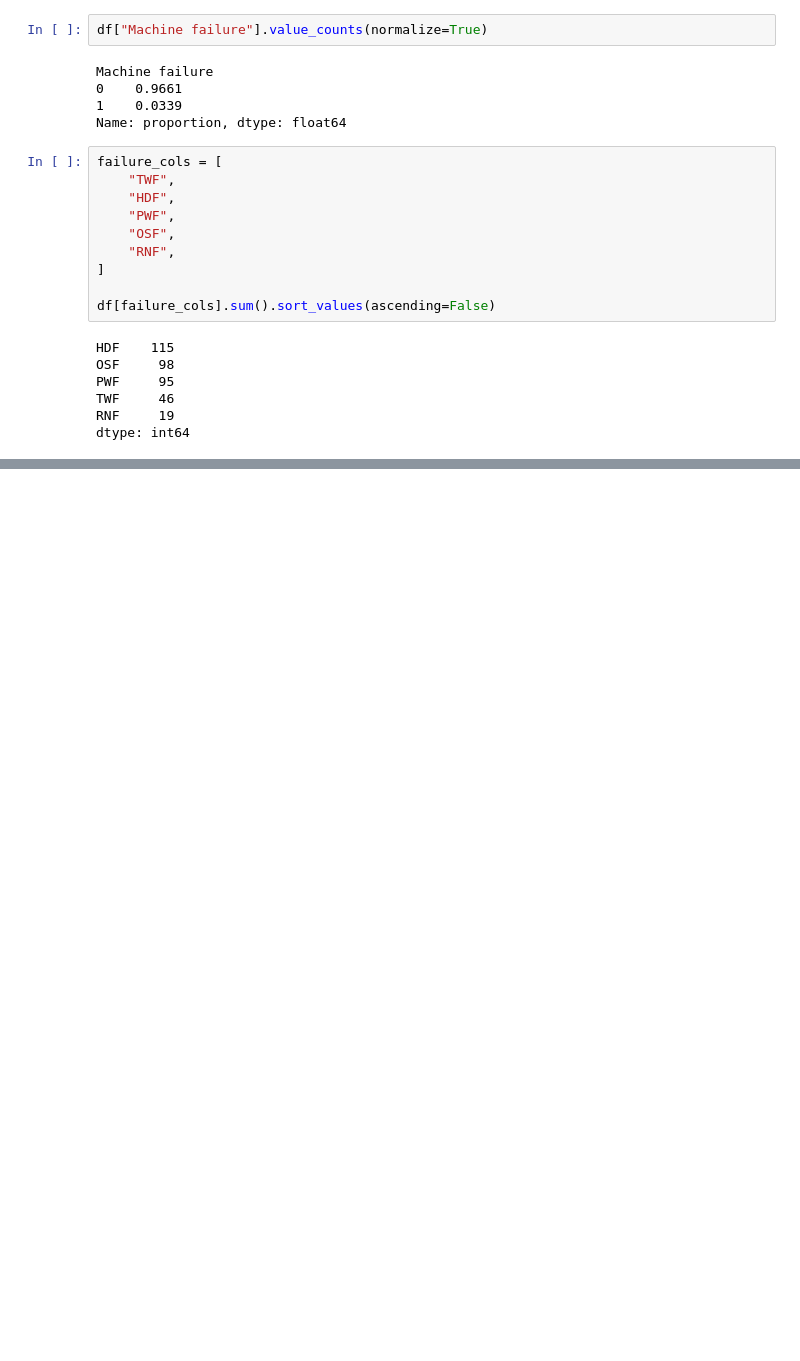
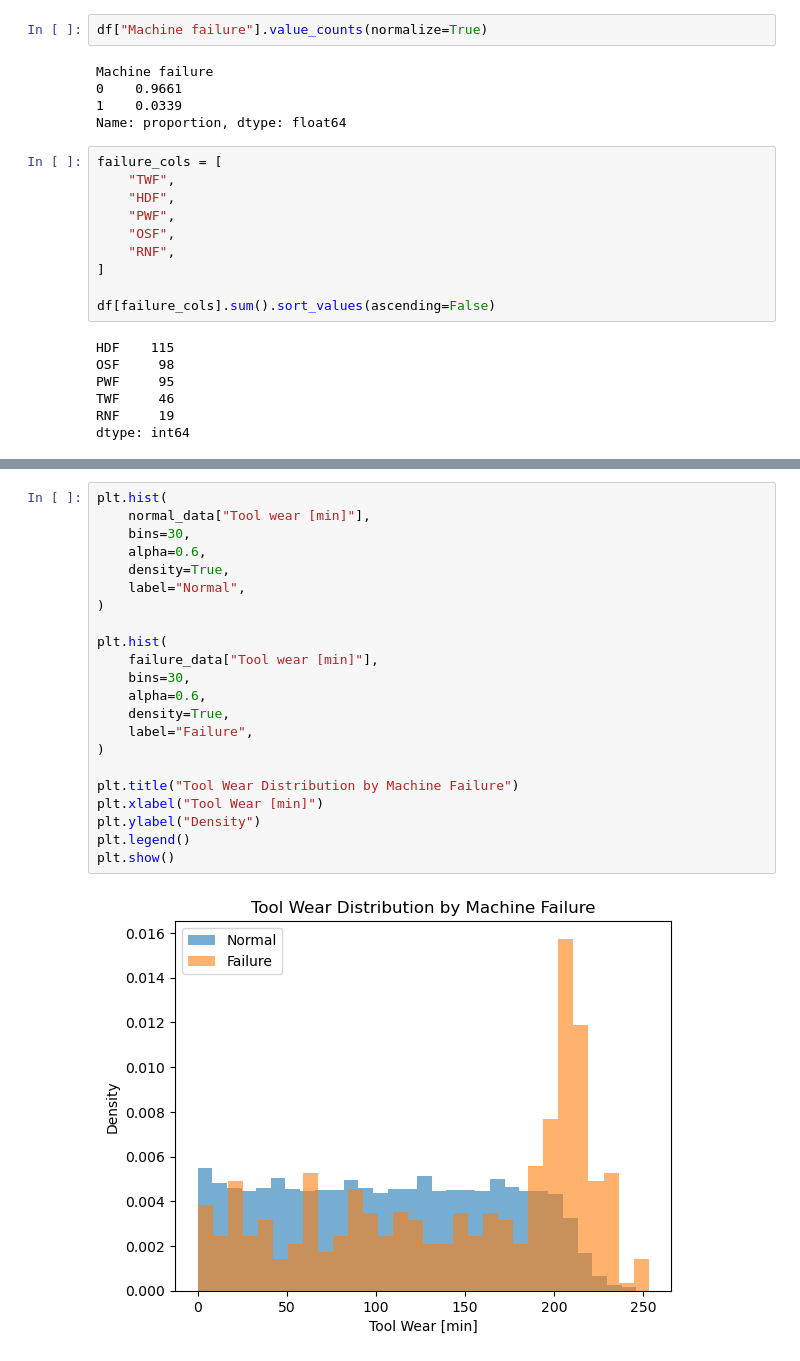
Before and after one commit to KensukeOta/Factory-Insight-AI, a Jupyter notebook: notebooks/01_eda.ipynb, the cells around one changed output, grey strips where cells are left out. Cells and saved outputs as stored; diff of their text form; blank space fills up the shorter version.

```diff
--- a/notebooks/01_eda.ipynb
+++ b/notebooks/01_eda.ipynb
@@ -130,0 +344,24 @@ dtype: int64
+# %%
+plt.hist(
+    normal_data["Tool wear [min]"],
+    bins=30,
+    alpha=0.6,
+    density=True,
+    label="Normal",
+)
+
+plt.hist(
+    failure_data["Tool wear [min]"],
+    bins=30,
+    alpha=0.6,
+    density=True,
+    label="Failure",
+)
+
+plt.title("Tool Wear Distribution by Machine Failure")
+plt.xlabel("Tool Wear [min]")
+plt.ylabel("Density")
+plt.legend()
+plt.show()
+# %% [output]
+[figure, added]
```
Also changed, not shown: parts of 35 cells of this notebook.
